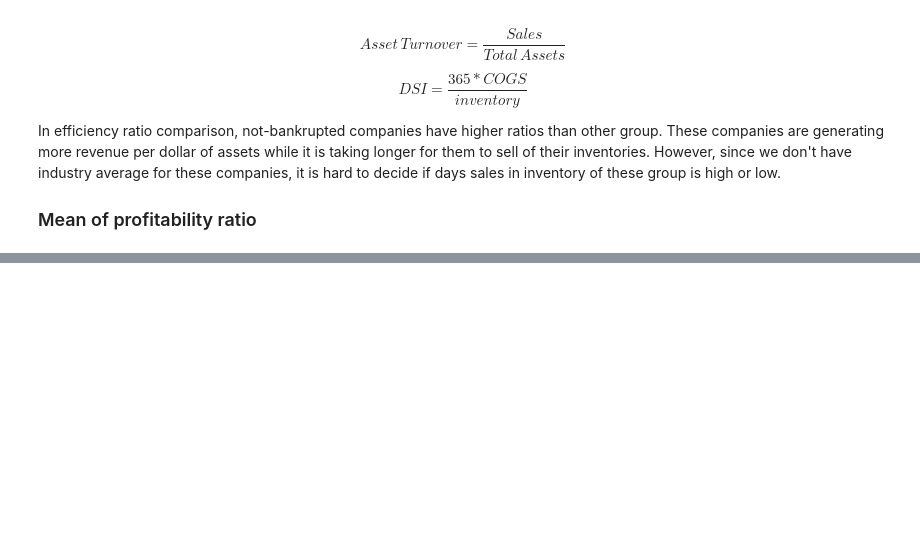
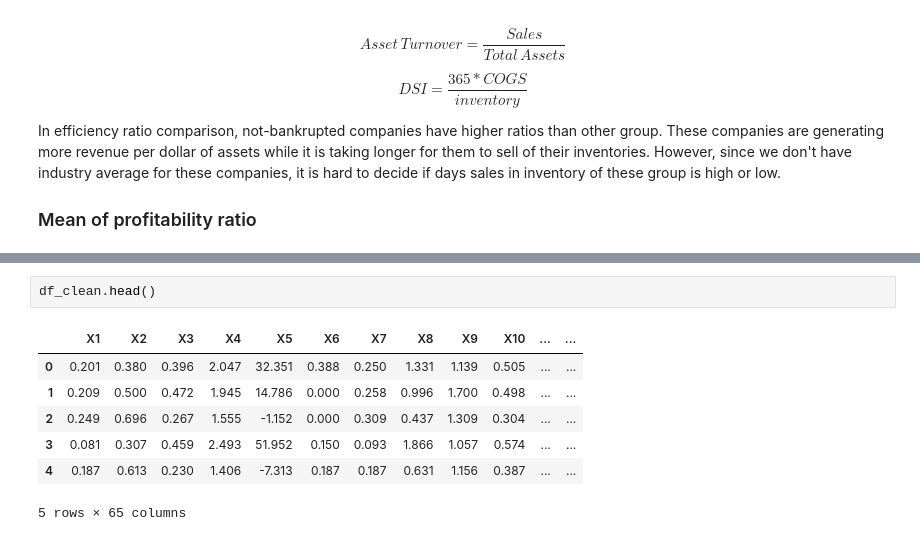
Before and after one commit to vuchau8592/project_data_tidy, a Jupyter notebook: Tidy_and_analysis.ipynb, the cells around one changed output, grey strips where cells are left out. Cells and saved outputs as stored; diff of their text form; blank space fills up the shorter version.

```diff
--- a/Tidy_and_analysis.ipynb
+++ b/Tidy_and_analysis.ipynb
@@ -264,0 +333,10 @@ Besides, since the data is not cleaned, there are a lot of outliers, the analyzi
+# %%
+df_clean.head()
+# %% [output]
+|  | X1 | X2 | X3 | X4 | X5 | X6 | X7 | X8 | X9 | X10 | ... | ... |
+| 0 | 0.201 | 0.380 | 0.396 | 2.047 | 32.351 | 0.388 | 0.250 | 1.331 | 1.139 | 0.505 | ... | ... |
+| 1 | 0.209 | 0.500 | 0.472 | 1.945 | 14.786 | 0.000 | 0.258 | 0.996 | 1.700 | 0.498 | ... | ... |
+| 2 | 0.249 | 0.696 | 0.267 | 1.555 | -1.152 | 0.000 | 0.309 | 0.437 | 1.309 | 0.304 | ... | ... |
+| 3 | 0.081 | 0.307 | 0.459 | 2.493 | 51.952 | 0.150 | 0.093 | 1.866 | 1.057 | 0.574 | ... | ... |
+| 4 | 0.187 | 0.613 | 0.230 | 1.406 | -7.313 | 0.187 | 0.187 | 0.631 | 1.156 | 0.387 | ... | ... |
+5 rows × 65 columns
```
Also changed, not shown: parts of 39 cells of this notebook.
